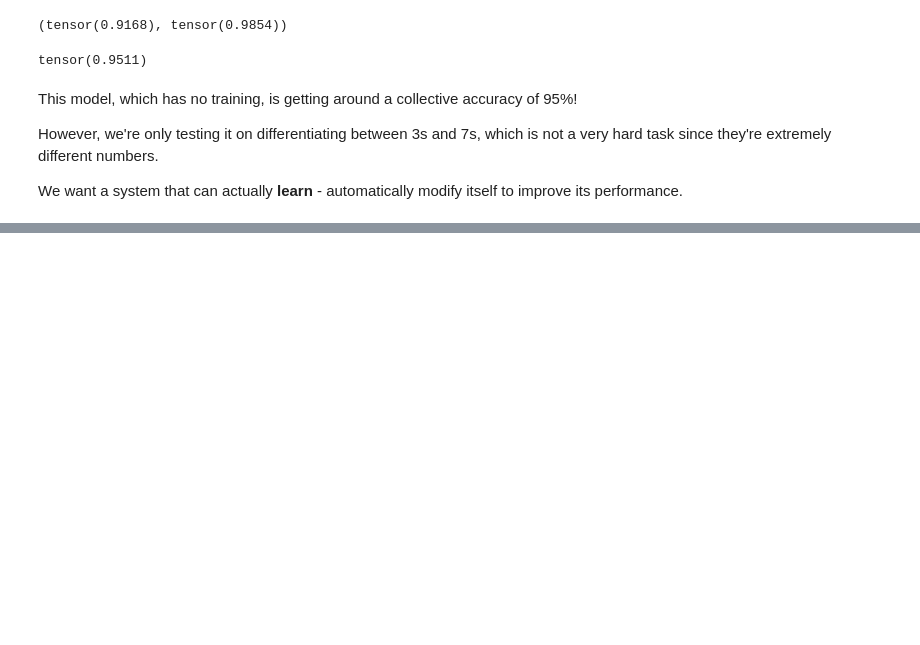
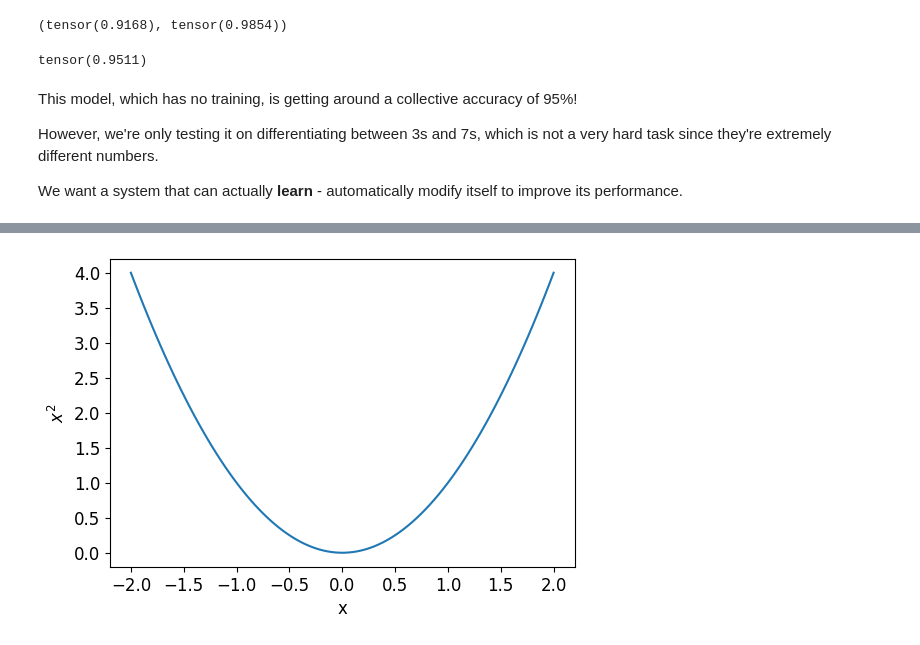
Before and after one commit to abhayratti/fastai-notes, a Jupyter notebook: lesson-3-neural-net-foundations/Chapter4Notes.ipynb, the cells around one changed output, grey strips where cells are left out. Drawn from its saved outputs; the diff is of its cells as text; code cells hidden in the pictures; blank space fills up the shorter version.

```diff
--- a/lesson-3-neural-net-foundations/Chapter4Notes.ipynb
+++ b/lesson-3-neural-net-foundations/Chapter4Notes.ipynb
@@ -341,0 +375,6 @@ We want a system that can actually **learn** - automatically modify itself to im
+# %%
+def f(x): return x**2
+
+plot_function(f, 'x', '$x^2$')
+# %% [output]
+[figure, added]
```
Also changed, not shown: parts of 17 cells of this notebook.
